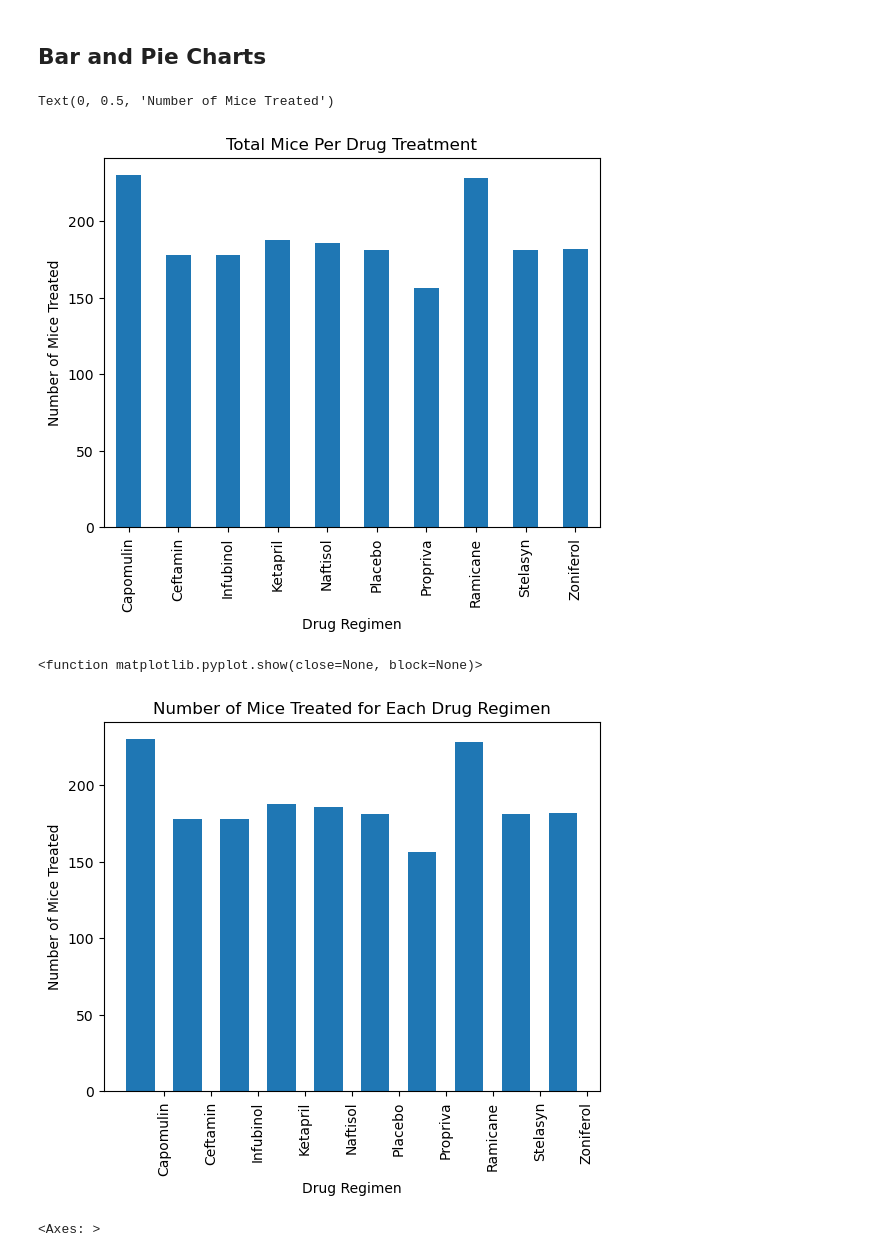
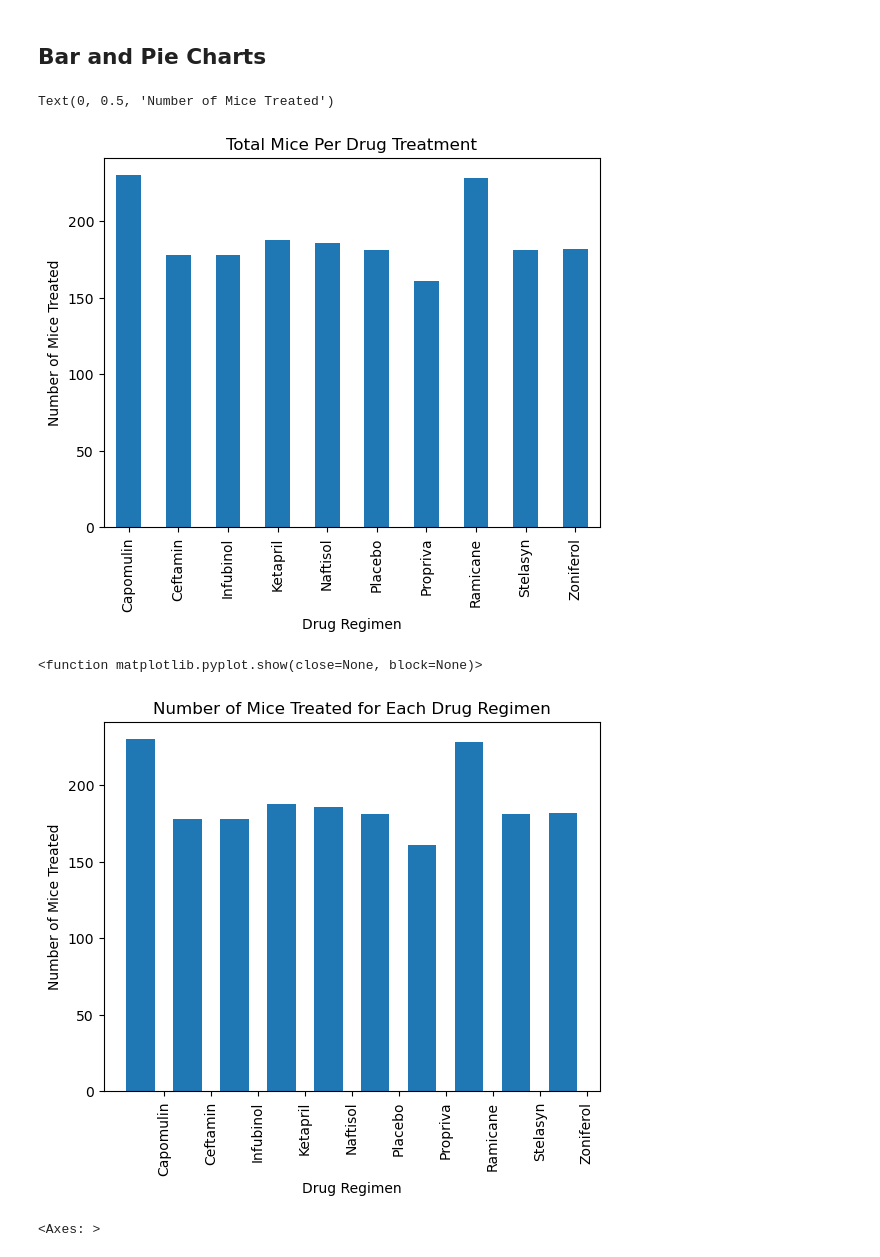
Before and after one commit to ajgarza44/Pymaceuticals-challenge5-Garza, a Jupyter notebook: Pymaceuticals/pymaceuticals_starter.ipynb, the cells around one changed output. Saved outputs shown, nothing was run; the diff lists cells and outputs as text; code cells hidden in the pictures.

```diff
--- a/Pymaceuticals/pymaceuticals_starter.ipynb
+++ b/Pymaceuticals/pymaceuticals_starter.ipynb
@@ -147,15 +147,15 @@ tumor_summary_single
 ## Bar and Pie Charts
 # %%
 # Generate a bar plot showing the total number of rows (Mouse ID/Timepoints) for each drug regimen using Pandas.
-micetimepoints = cleandata.groupby(["Drug Regimen"]).count()["Mouse ID"]
+micetimepoints = complete_data.groupby(["Drug Regimen"]).count()["Mouse ID"]
 
 barpandas = micetimepoints.plot.bar(x='Drug Regimen', y='Mouse ID', rot=90)
 plt.title("Total Mice Per Drug Treatment")
 plt.xlabel("Drug Regimen")
 plt.ylabel("Number of Mice Treated")
 # %% [output]
 Text(0, 0.5, 'Number of Mice Treated')
-[figure, old version]
+[figure, new version]
 # %%
 # Generate a bar plot showing the total number of rows (Mouse ID/Timepoints) for each drug regimen using pyplot.
 
@@ -173,6 +173,6 @@ plt.title("Number of Mice Treated for Each Drug Regimen")
 plt.show
 # %% [output]
 <function matplotlib.pyplot.show(close=None, block=None)>
-[figure, old version]
+[figure, new version]
 # %%
 # Generate a pie plot showing the distribution of female versus male mice using Pandas
```
Also changed, not shown: parts of 9 cells of this notebook, 1 other file.
